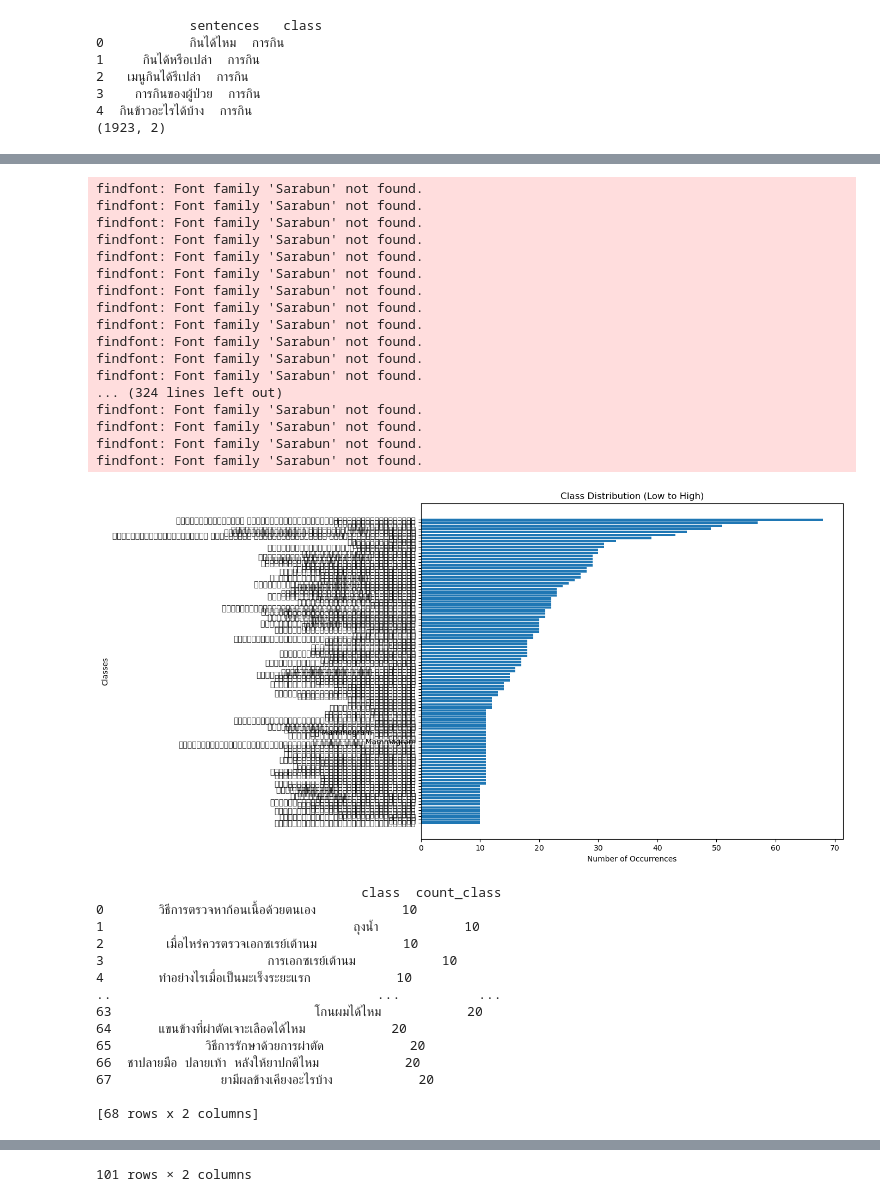
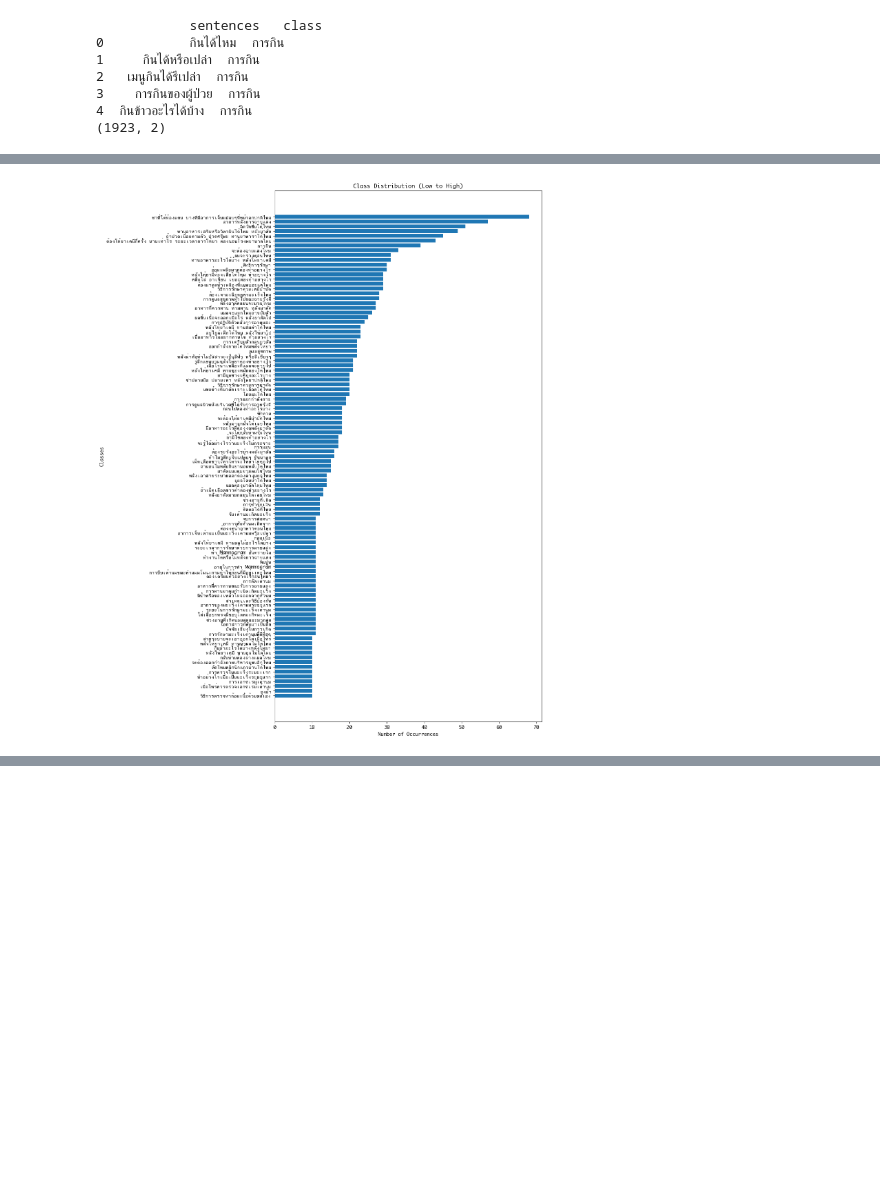
Before and after one commit to fruityty/project-nlp, a Jupyter notebook: 4_Cancer_chatbot.ipynb, the cells around one changed output, grey strips where cells are left out. Cells and saved outputs as stored; diff of their text form; code cells hidden in the pictures; blank space fills up the shorter version.

```diff
--- a/4_Cancer_chatbot.ipynb
+++ b/4_Cancer_chatbot.ipynb
@@ -26,58 +54,16 @@ print(df.shape)
 # %%
-# count classesimport matplotlib.pyplot as plt
+# plot graph
 import matplotlib
 
-# Set the font to one that supports Thai characters
-matplotlib.rcParams['font.family'] = 'assets/Sarabun-Regular.ttf'
-
-
-# Count occurrences of each class
-class_counts = y.value_counts().sort_values(ascending=True)
-
-# Convert to DataFrame
-class_counts_df = pd.DataFrame(class_counts).reset_index()
-class_counts_df.columns = ['class', 'count_class']
+# Set the font that supports Thai
+matplotlib.rcParams['font.family'] = 'Ayuthaya'
 
 # Plot graph
-plt.figure(figsize=(10,8))
+plt.figure(figsize=(10,20))
 plt.barh(class_counts_df['class'], class_counts_df['count_class'])
 plt.xlabel('Number of Occurrences')
 plt.ylabel('Classes')
 plt.title('Class Distribution (Low to High)')
 plt.show()
-
-print(class_counts_df[class_counts_df['count_class']<=20])
-class_counts_df
 # %% [output]
-findfont: Font family 'Sarabun' not found.
-findfont: Font family 'Sarabun' not found.
-findfont: Font family 'Sarabun' not found.
-findfont: Font family 'Sarabun' not found.
-findfont: Font family 'Sarabun' not found.
-findfont: Font family 'Sarabun' not found.
-findfont: Font family 'Sarabun' not found.
-findfont: Font family 'Sarabun' not found.
-findfont: Font family 'Sarabun' not found.
-findfont: Font family 'Sarabun' not found.
-findfont: Font family 'Sarabun' not found.
-findfont: Font family 'Sarabun' not found.
-... (324 lines left out)
-findfont: Font family 'Sarabun' not found.
-findfont: Font family 'Sarabun' not found.
-findfont: Font family 'Sarabun' not found.
-findfont: Font family 'Sarabun' not found.
-[figure, old version]
+[figure, new version]
-                                  class  count_class
-0       วิธีการตรวจหาก้อนเนื้อด้วยตนเอง           10
-1                                ถุงน้ำ           10
-2        เมื่อไหร่ควรตรวจเอกซเรย์เต้านม           10
-3                     การเอกซเรย์เต้านม           10
-4       ทำอย่างไรเมื่อเป็นมะเร็งระยะแรก           10
-..                                  ...          ...
-63                          โกนผมได้ไหม           20
-64      แขนข้างที่ผ่าตัดเจาะเลือดได้ไหม           20
-65            วิธีการรักษาด้วยการผ่าตัด           20
-66  ชาปลายมือ ปลายเท้า หลังให้ยาปกติไหม           20
-67              ยามีผลข้างเคียงอะไรบ้าง           20
-
-[68 rows x 2 columns]
@@ -96 +69,0 @@ findfont: Font family 'Sarabun' not found.
-101 rows × 2 columns
```
Also changed, not shown: parts of 10 cells of this notebook.
